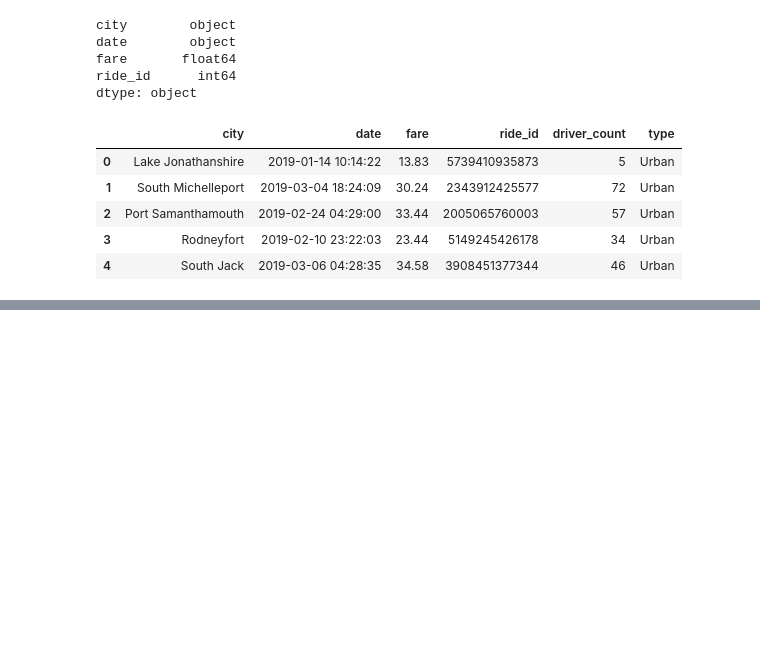
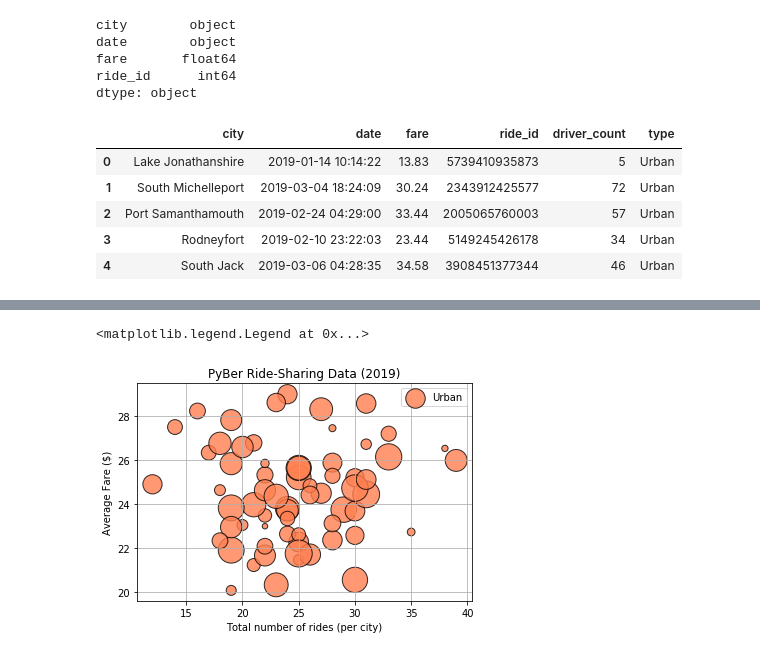
Before and after one commit to zohaibsheikh96/PyBer_Analysis, a Jupyter notebook: Pyber.ipynb, the cells around one changed output, grey strips where cells are left out. Saved outputs shown, nothing was run; the diff lists cells and outputs as text; code cells hidden in the pictures; blank space fills up the shorter version.

```diff
--- a/Pyber.ipynb
+++ b/Pyber.ipynb
@@ -89,0 +156,13 @@ pyber_data_df.head()
+# %%
+#scatter plot for urban citites
+
+
+plt.title("PyBer Ride-Sharing Data (2019)")
+plt.xlabel("Total number of rides (per city)")
+plt.ylabel("Average Fare ($)")
+plt.grid(True)
+#adding legend
+plt.legend()
+# %% [output]
+<matplotlib.legend.Legend at 0x...>
+[figure, added]
```
Also changed, not shown: parts of 10 cells of this notebook.
